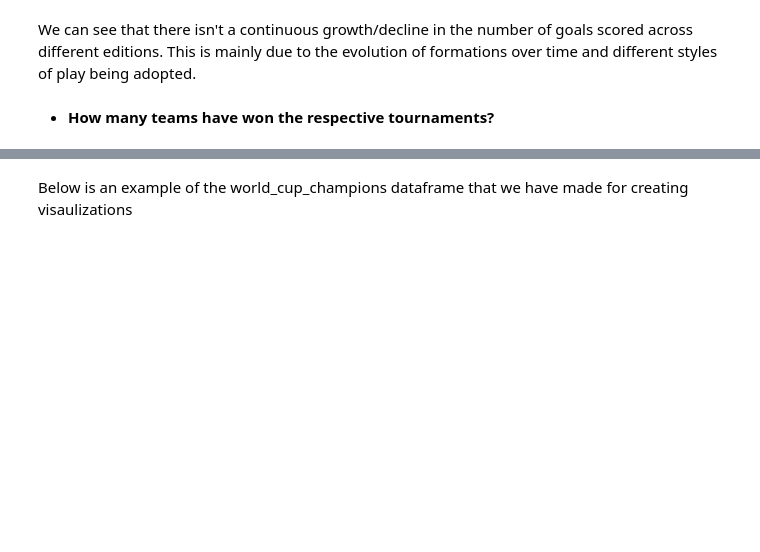
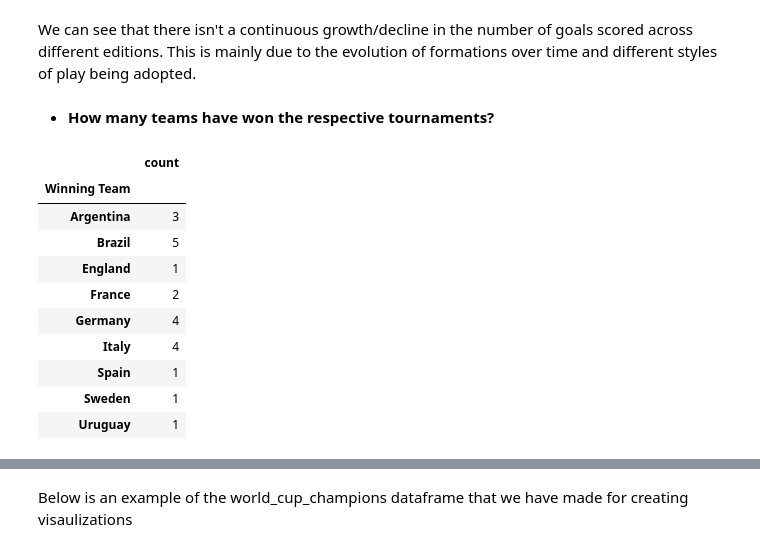
Before and after one commit to hamza-shakir/international-football-dashboard, a Jupyter notebook: visualizing-data-in-football.ipynb, the cells around one changed output, grey strips where cells are left out. Drawn from its saved outputs; the diff is of its cells as text; code cells hidden in the pictures; blank space fills up the shorter version.

```diff
--- a/visualizing-data-in-football.ipynb
+++ b/visualizing-data-in-football.ipynb
@@ -369,0 +375,14 @@ copa_america_final.drop(indexNames, inplace = True)
+# %%
+world_cup_champions
+# %% [output]
+|  | count |
+| Winning Team |  |
+| Argentina | 3 |
+| Brazil | 5 |
+| England | 1 |
+| France | 2 |
+| Germany | 4 |
+| Italy | 4 |
+| Spain | 1 |
+| Sweden | 1 |
+| Uruguay | 1 |
```
Also changed, not shown: parts of 7 cells of this notebook.
